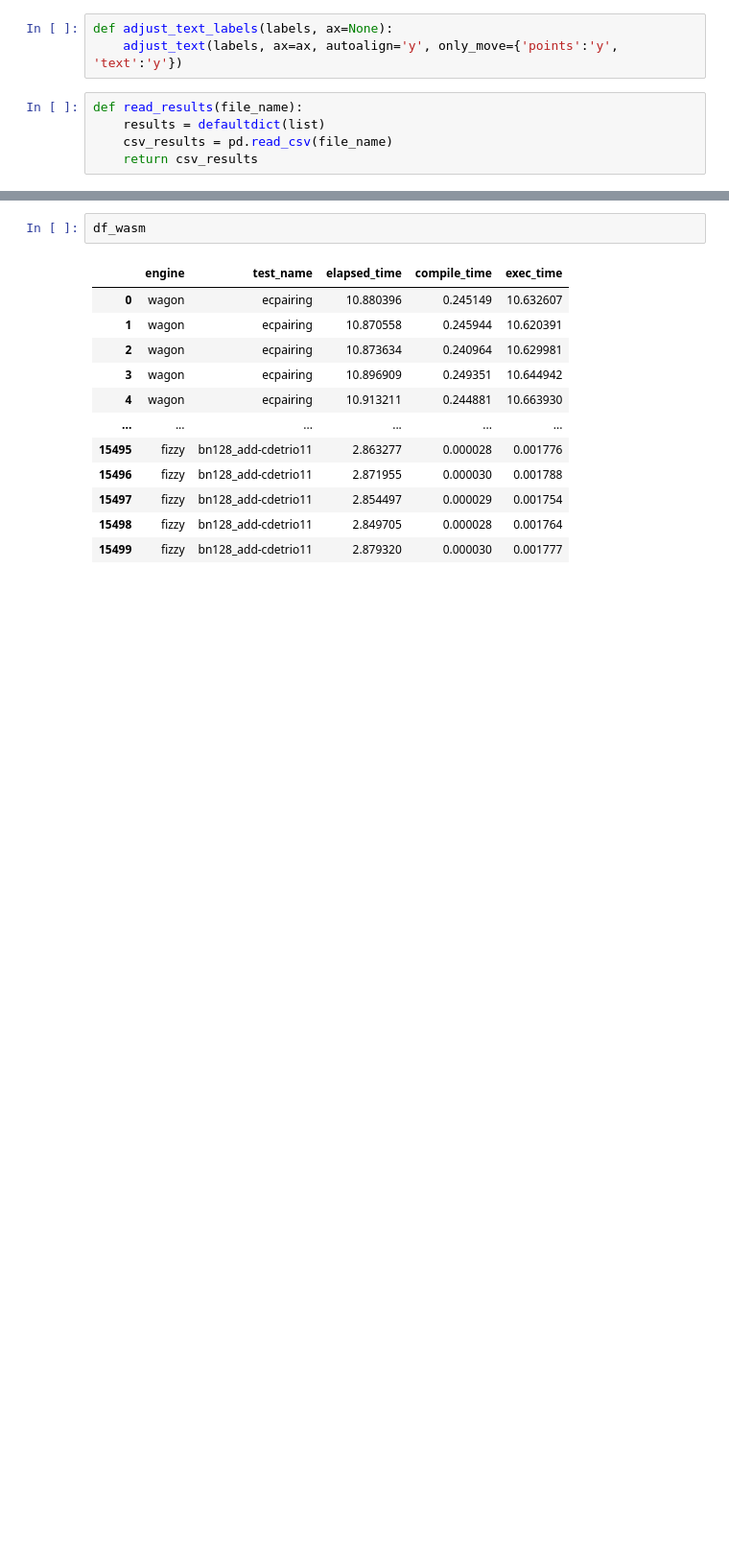
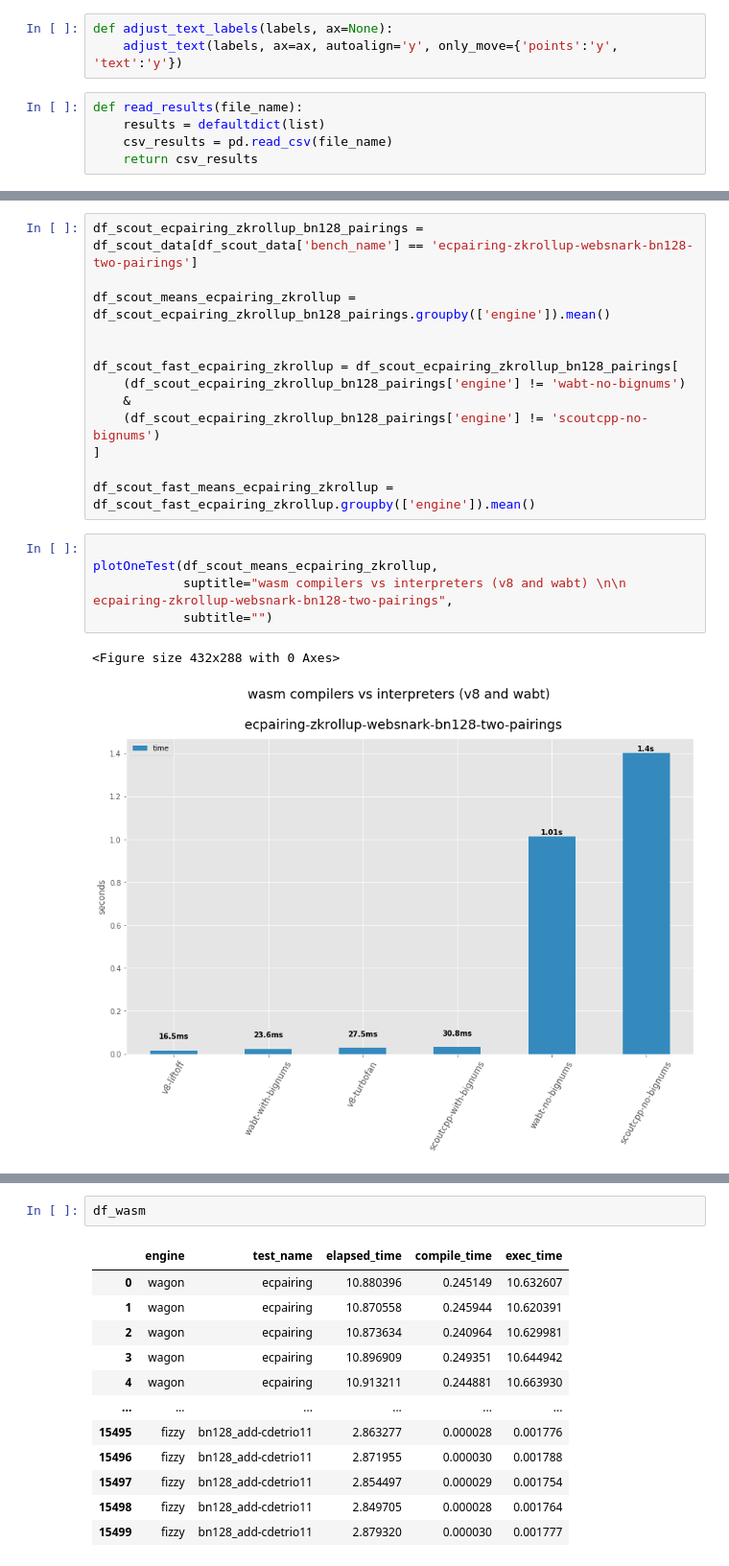
Before and after one commit to ewasm/benchmarking, a Jupyter notebook: notebooks/wasm-engines.ipynb, the cells around one changed output, grey strips where cells are left out. Shown: that part at 96% size. Cells and saved outputs as stored; diff of their text form; blank space fills up the shorter version.

```diff
--- a/notebooks/wasm-engines.ipynb
+++ b/notebooks/wasm-engines.ipynb
@@ -147,0 +224,21 @@ def read_results(file_name):
+# %%
+df_scout_ecpairing_zkrollup_bn128_pairings = df_scout_data[df_scout_data['bench_name'] == 'ecpairing-zkrollup-websnark-bn128-two-pairings']
+
+df_scout_means_ecpairing_zkrollup = df_scout_ecpairing_zkrollup_bn128_pairings.groupby(['engine']).mean()
+
+
+df_scout_fast_ecpairing_zkrollup = df_scout_ecpairing_zkrollup_bn128_pairings[
+    (df_scout_ecpairing_zkrollup_bn128_pairings['engine'] != 'wabt-no-bignums')
+    &
+    (df_scout_ecpairing_zkrollup_bn128_pairings['engine'] != 'scoutcpp-no-bignums')
+]
+
+df_scout_fast_means_ecpairing_zkrollup = df_scout_fast_ecpairing_zkrollup.groupby(['engine']).mean()
+# %%
+
+plotOneTest(df_scout_means_ecpairing_zkrollup,
+            suptitle="wasm compilers vs interpreters (v8 and wabt) \n\n ecpairing-zkrollup-websnark-bn128-two-pairings",
+            subtitle="")
+# %% [output]
+<Figure size 432x288 with 0 Axes>
+[figure, added]
```
Also changed, not shown: parts of 20 cells of this notebook, 3 other files.
